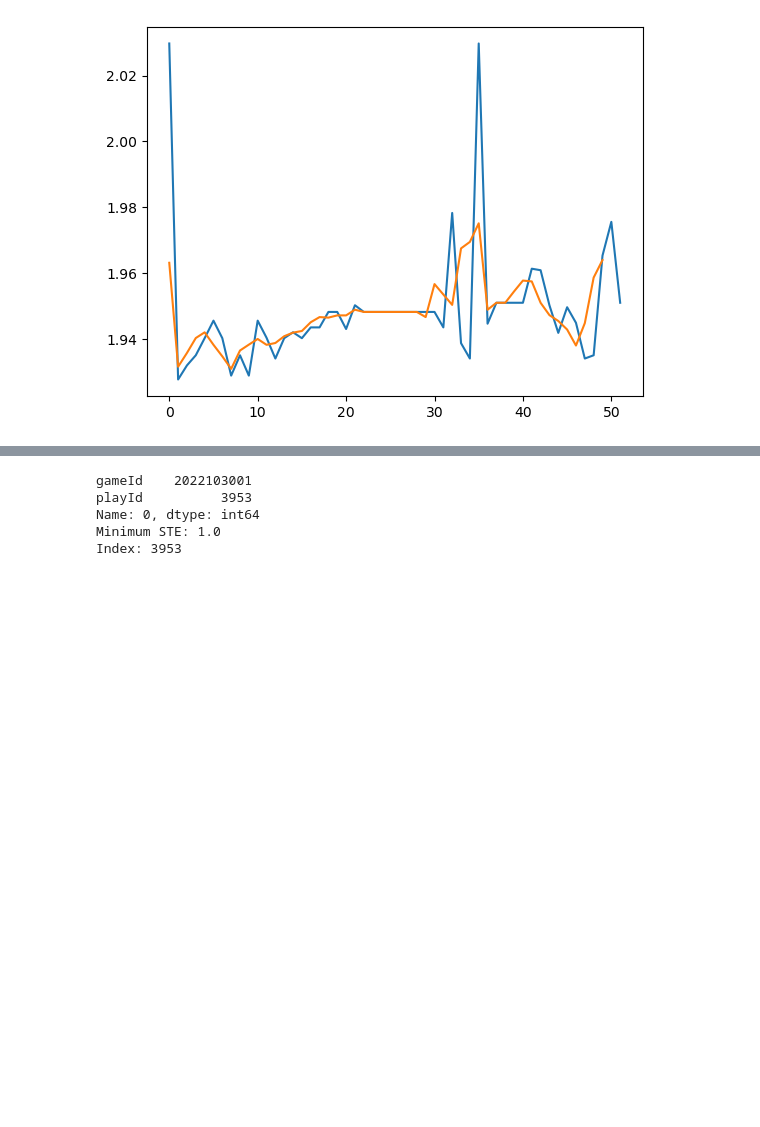
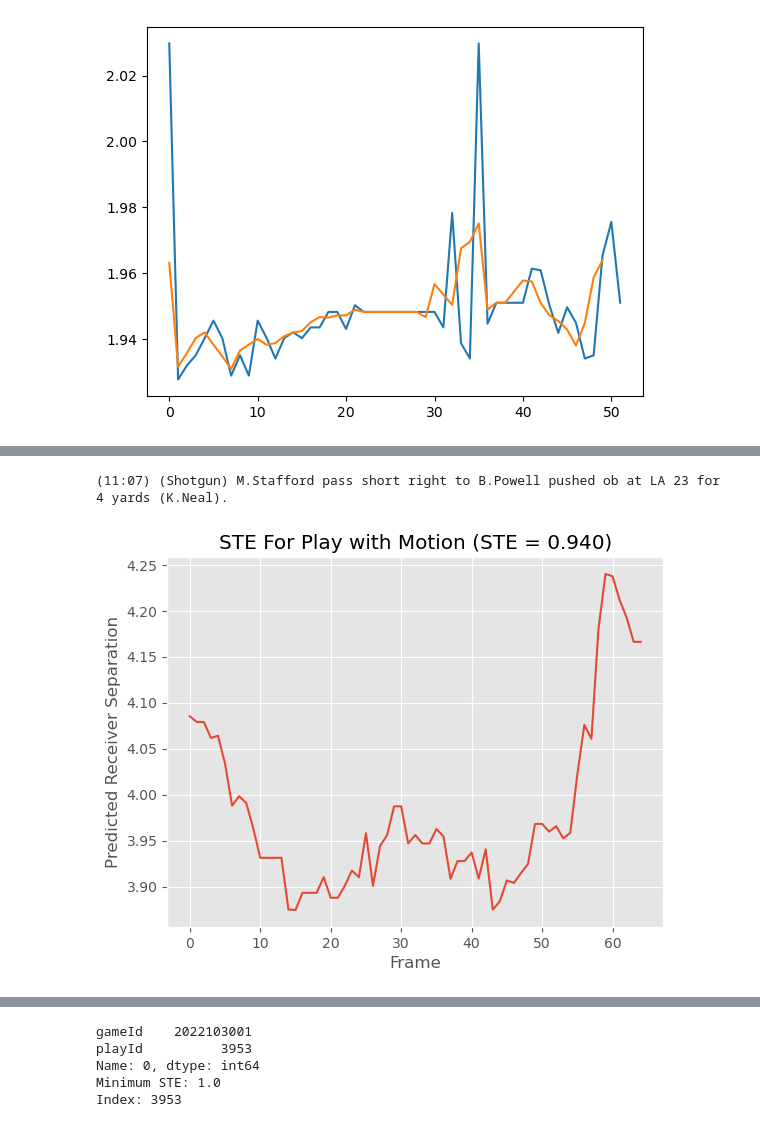
Before and after one commit to shashankmanjunath/snap_timing_efficiency, a Jupyter notebook: ste_analysis.ipynb, the cells around one changed output, grey strips where cells are left out. Drawn from its saved outputs; the diff is of its cells as text; code cells hidden in the pictures; blank space fills up the shorter version.

```diff
--- a/ste_analysis.ipynb
+++ b/ste_analysis.ipynb
@@ -70,9 +70,17 @@ with h5py.File(cache_fname, "r") as all_weeks_f:
 
 play_ids = pd.concat(play_ids, axis=1).T
 # %%
-in_motion_idxs = np.where([x["inMotionAtBallSnap"].sum() > 0 for x in X])
-shift_idxs = np.where([x["shiftSinceLineset"].sum() > 0 for x in X])
-motion_idxs = np.where([x["motionSinceLineset"].sum() > 0 for x in X])
+in_motion_arr = [x["inMotionAtBallSnap"].sum() > 0 for x in X]
+shift_arr = [x["shiftSinceLineset"].sum() > 0 for x in X]
+motion_arr = [x["motionSinceLineset"].sum() > 0 for x in X]
+
+play_ids["inMotionAtBallSnap"] = in_motion_arr
+play_ids["shiftSinceLineset"] = shift_arr
+play_ids["motionSinceLineset"] = motion_arr
+
+in_motion_idxs = np.where(in_motion_arr)
+shift_idxs = np.where(shift_arr)
+motion_idxs = np.where(motion_arr)
 # %%
 pred_arr = []
 for idx in tqdm(range(len(X))):
@@ -135,6 +130,7 @@ for idx, pred_sep in enumerate(pred_arr):
 # %%
 play_ids = play_ids.reset_index(drop=True)
 play_ids["ste"] = ste_arr
+play_ids["pred_sep"] = pred_arr
 
 data = utils.load_data(data_dir)
 play_data = data["play"]
@@ -160,0 +141,17 @@ ste_data
+# %%
+motion_loc = 66
+mrow = ste_data.loc[motion_loc]
+ste_val = mrow["ste"]
+print(mrow["playDescription"])
+
+plt.style.use("ggplot")
+plt.figure()
+plt.plot(mrow["pred_sep"])
+plt.title(f"STE For Play with Motion (STE = {ste_val:.3f})")
+plt.xlabel("Frame")
+plt.ylabel("Predicted Receiver Separation")
+plt.savefig("imgs/motion_ste_good.png", dpi=400)
+plt.show()
+# %% [output]
+(11:07) (Shotgun) M.Stafford pass short right to B.Powell pushed ob at LA 23 for 4 yards (K.Neal).
+[figure, added]
```
Also changed, not shown: parts of 5 cells of this notebook, 3 other files.
